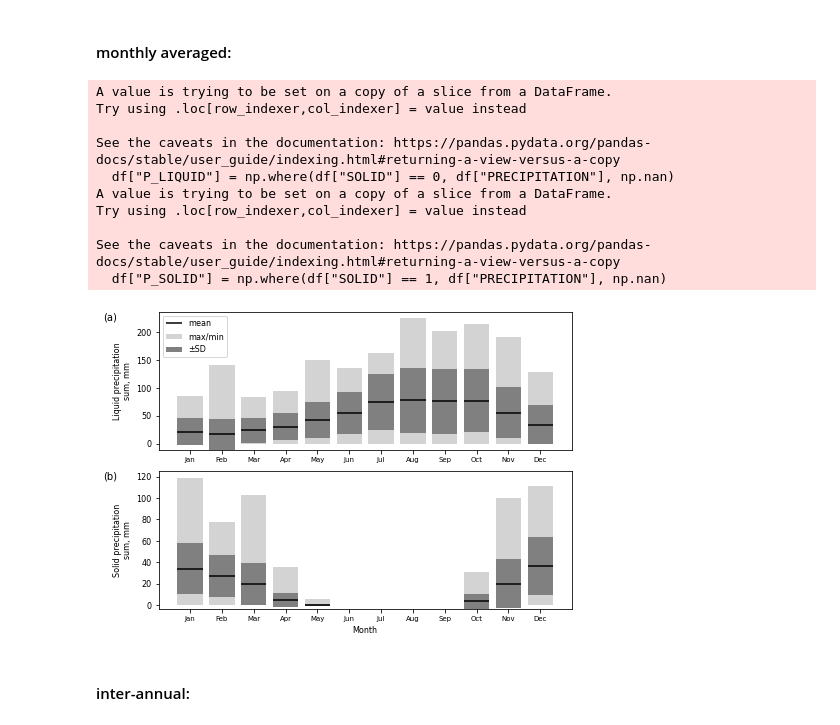
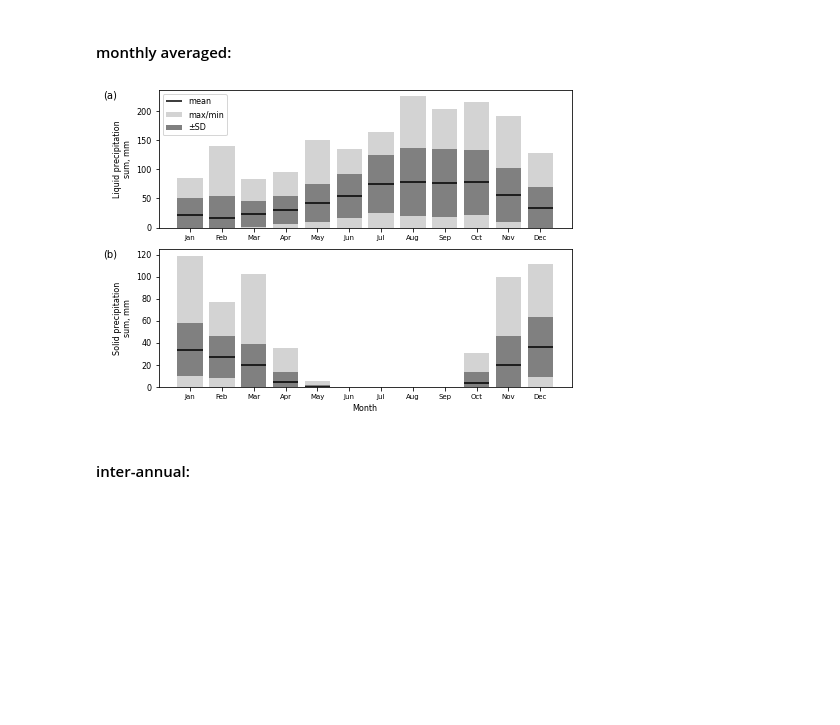
Before and after one commit to shi-hydrology/lammin-suo-plots, a Jupyter notebook: lammin_suo_plots.ipynb, the cells around one changed output. Cells and saved outputs as stored; diff of their text form; code cells hidden in the pictures; blank space fills up the shorter version.

```diff
--- a/lammin_suo_plots.ipynb
+++ b/lammin_suo_plots.ipynb
@@ -307,45 +307,39 @@ def bar_prec(ax, mean, std, max_df, col_name):
     lower_list = lower_list.clip(lower=0)
     mean.loc[mean[col_name]== 0] = np.nan
 
+    bottoms = (mean[col_name] - std[col_name])
+    bottoms = bottoms.clip(lower=0)
+
     bars = ax.bar(max_df.index, max_df[col_name], color="lightgrey", label="max/min")
-    ax.bar(std.index, std[col_name] * 2, bottom=(mean[col_name] - std[col_name]), color="grey", label="±SD")
+    # ax.bar(std.index, std[col_name] * 2, bottom=(mean[col_name] - std[col_name]), color="grey", label="±SD")
+    ax.bar(std.index, std[col_name] * 2, bottom=bottoms, color="grey", label="±SD")
     x_start = np.array([plt.getp(item, 'x') for item in bars])
     x_end   = x_start + [plt.getp(item, 'width') for item in bars]
     ax.hlines(mean[col_name], x_start, x_end, color="k", label="mean")
 
 
 # plot_prec(ax[0], mean, std, max_df, "P_LIQUID")
 # plot_prec(ax[1], mean, std, max_df, "P_SOLID")
 bar_prec(ax[0], mean, std, max_df, "P_LIQUID")
 bar_prec(ax[1], mean, std, max_df, "P_SOLID")
 
 ax[-1].set_xlabel("Month")
 months = ("Jan", "Feb", "Mar", "Apr", "May", "Jun", "Jul", "Aug", "Sep", "Oct", "Nov", "Dec")
 for a in ax:
     plt.sca(a)
     plt.xticks(np.linspace(1, 12, num=len(months)), months)
 
 ax[0].legend()
 ax[0].set_ylabel("Liquid precipitation\nsum, mm")
 ax[1].set_ylabel("Solid precipitation\nsum, mm")
 mark_axes(ax, py=1.0)
 
 fig.tight_layout()
 
 fig_path = os.path.join(fig_dir, "test_02x.png")
 plt.savefig(fig_path, dpi=300, transparent=False, facecolor="white")
 # %% [output]
-A value is trying to be set on a copy of a slice from a DataFrame.
-Try using .loc[row_indexer,col_indexer] = value instead
-
-See the caveats in the documentation: https://pandas.pydata.org/pandas-docs/stable/user_guide/indexing.html#returning-a-view-versus-a-copy
-  df["P_LIQUID"] = np.where(df["SOLID"] == 0, df["PRECIPITATION"], np.nan)
-A value is trying to be set on a copy of a slice from a DataFrame.
-Try using .loc[row_indexer,col_indexer] = value instead
-
-See the caveats in the documentation: https://pandas.pydata.org/pandas-docs/stable/user_guide/indexing.html#returning-a-view-versus-a-copy
-  df["P_SOLID"] = np.where(df["SOLID"] == 1, df["PRECIPITATION"], np.nan)
-[figure, old version]
+[figure, new version]
 # %% [markdown]
 #### inter-annual:
 # %%
```
Also changed, not shown: parts of 2 cells of this notebook.
